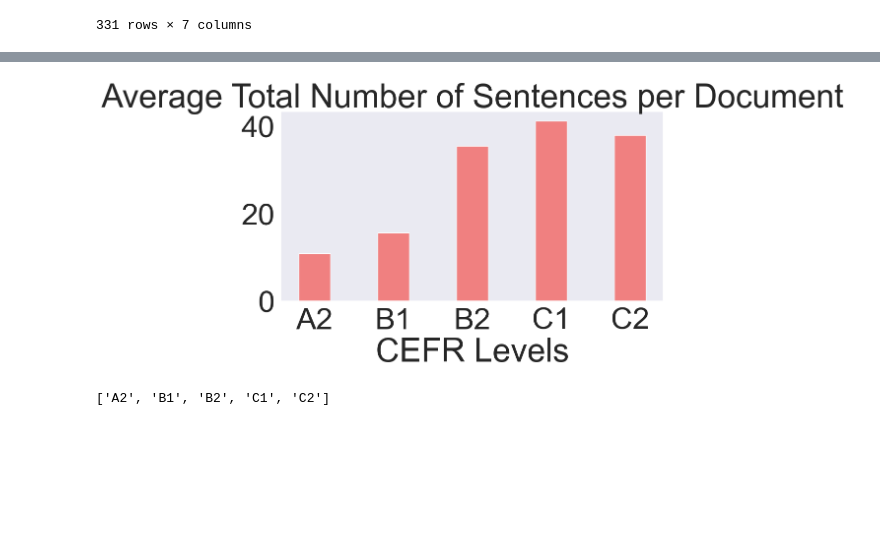
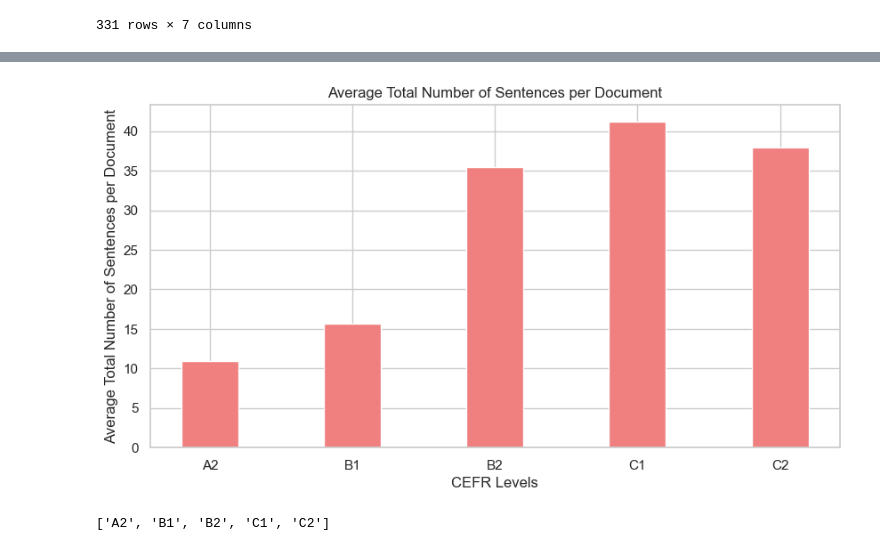
Before and after one commit to AKHILESH200/PersonifiedScriptWriter, a Jupyter notebook: phase-1-cerf/data_eda.ipynb, the cells around one changed output, grey strips where cells are left out. Cells and saved outputs as stored; diff of their text form; code cells hidden in the pictures; blank space fills up the shorter version.

```diff
--- a/phase-1-cerf/data_eda.ipynb
+++ b/phase-1-cerf/data_eda.ipynb
@@ -257,7 +258,7 @@ df.cefr_level
 Name: cefr_level, Length: 331, dtype: object
 # %%
 sns.histplot(data=df.cefr_level, color="skyblue").set(title='Distribution of CEFR Level Readings')
-sns.set_theme(style="dark", font_scale=1.85)
+sns.set_theme(style="dark", font_scale=1.5)
 plt.xlabel("")
 plt.ylabel("")
 plt.show()
@@ -270,7 +271,7 @@ Text(0.5, 1.0, 'Distribution of CEFR Level Readings')
 # %%
 plt.close('all')
 sns.histplot(data=df.cefr_level, color="skyblue").set(title='Distribution of CEFR Level Readings')
-sns.set_theme(style="dark", font_scale=4)
+sns.set_theme(style="dark", font_scale=3)
 plt.xlabel("")
 plt.ylabel("")
 plt.show()
@@ -324,19 +333,20 @@ sns.histplot(data=data, x='avg_sent_len', hue='cefr_level', stat="density")
 # %%
 numb = data.groupby('cefr_level')['total_sentences'].mean().tolist()
-num_d = {'A2': numb[0], 'B1': numb[1], 'B2': numb[2], 'C1': numb[3], 'C2': numb[4]}
-num_d
-levels = list(num_d.keys())
-words = list(num_d.values())
-fig = plt.figure(figsize = (10, 5))
-plt.bar(levels, words, color ='lightcoral',
-        width = 0.4)
+num_d = {level: mean for level, mean in zip(['A2', 'B1', 'B2', 'C1', 'C2'], numb)}
 
-plt.xlabel("CEFR Levels")
-plt.title("Average Total Number of Sentences per Document")
+# Unpack the dictionary into separate lists for levels and their corresponding means
+levels, words = zip(*num_d.items())
+
+fig, ax = plt.subplots(figsize=(10, 5))
+ax.bar(levels, words, color='lightcoral', width=0.4)
+
+ax.set_xlabel("CEFR Levels")
+ax.set_ylabel("Average Total Number of Sentences per Document")
+ax.set_title("Average Total Number of Sentences per Document")
+
 plt.show()
-#numb
 # %% [output]
-[figure, old version]
+[figure, new version]
 # %%
 levels = data.groupby('cefr_level')['total_words'].mean().index.tolist()
 levels
```
Also changed, not shown: parts of 6 cells of this notebook.
